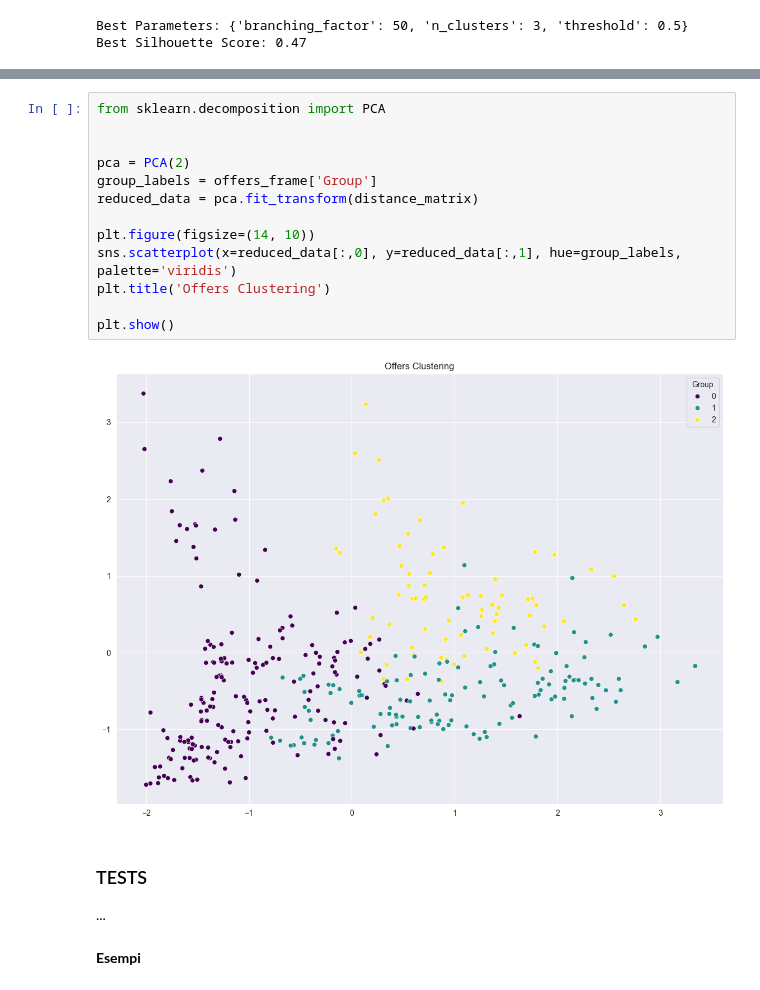
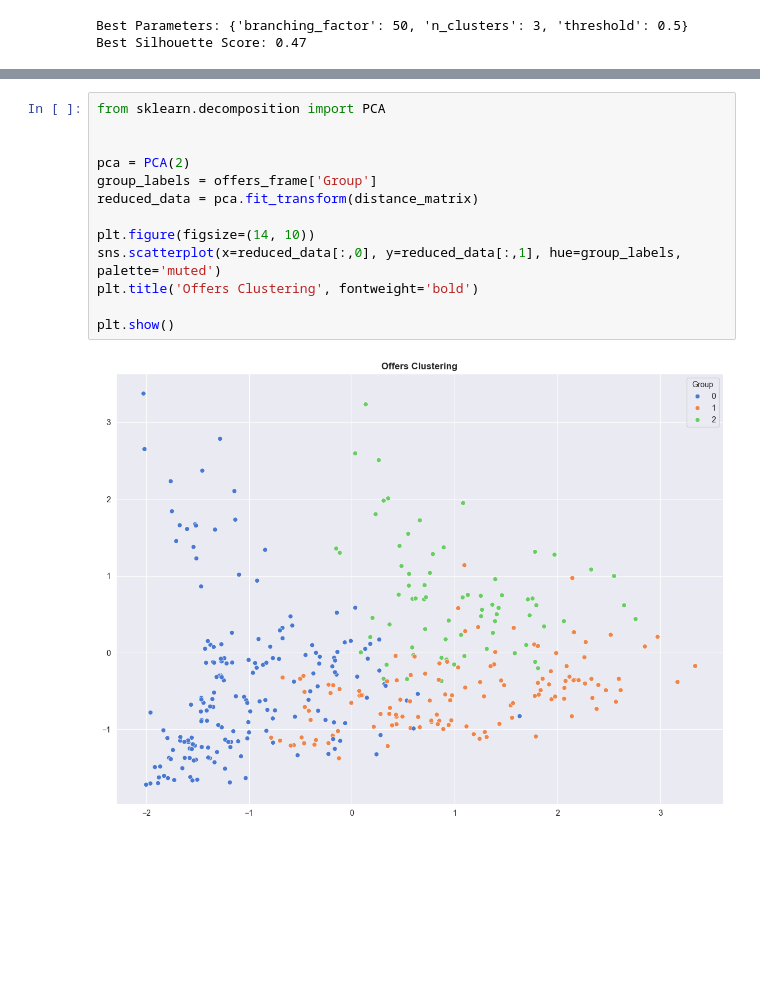
Before and after one commit to antoninoLorenzo/RecommenderSystem_TC, a Jupyter notebook: demo/notebooks/offers_modelling.ipynb, the cells around one changed output, grey strips where cells are left out. Saved outputs shown, nothing was run; the diff lists cells and outputs as text; blank space fills up the shorter version.

```diff
--- a/demo/notebooks/offers_modelling.ipynb
+++ b/demo/notebooks/offers_modelling.ipynb
@@ -168,29 +222,15 @@ Per fare ciò useremo la riduzione delle dimensionalità tramite **Principal Com
 # %%
 from sklearn.decomposition import PCA
 
 
 pca = PCA(2)
 group_labels = offers_frame['Group']
 reduced_data = pca.fit_transform(distance_matrix)
 
 plt.figure(figsize=(14, 10))
-sns.scatterplot(x=reduced_data[:,0], y=reduced_data[:,1], hue=group_labels, palette='viridis')
-plt.title('Offers Clustering')
+sns.scatterplot(x=reduced_data[:,0], y=reduced_data[:,1], hue=group_labels, palette='muted')
+plt.title('Offers Clustering', fontweight='bold')
 
 plt.show()
 # %% [output]
-[figure, old version]
+[figure, new version]
-# %% [markdown]
-### TESTS
-
-
-
-
-
-
-
-
-
-...
-# %% [markdown]
-**Esempi**
```
Also changed, not shown: parts of 14 cells of this notebook, 1 other file.
